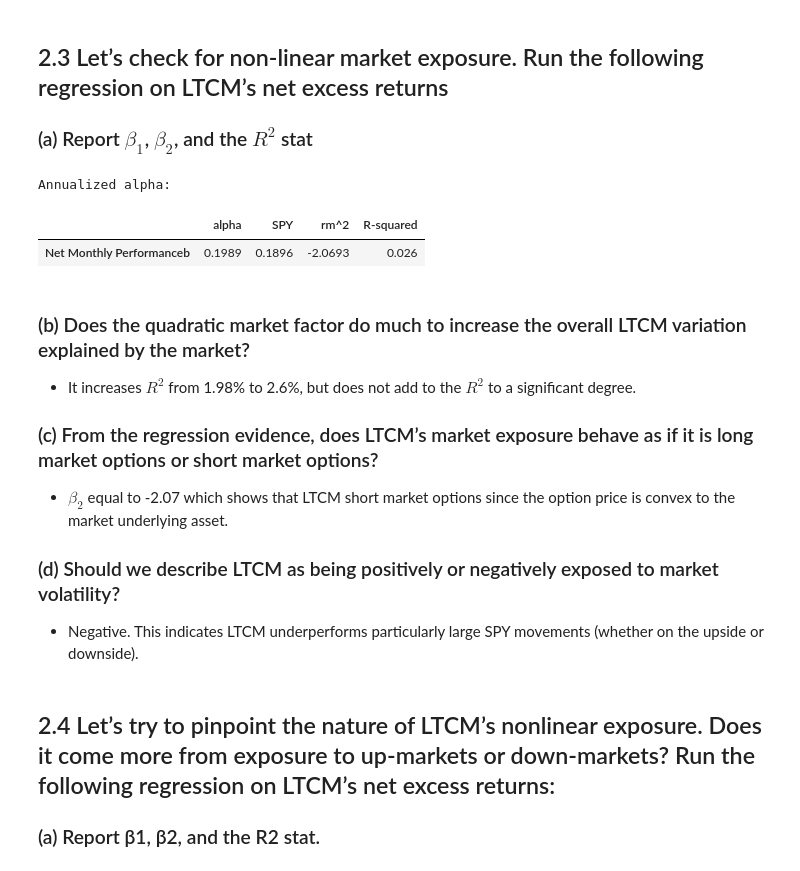
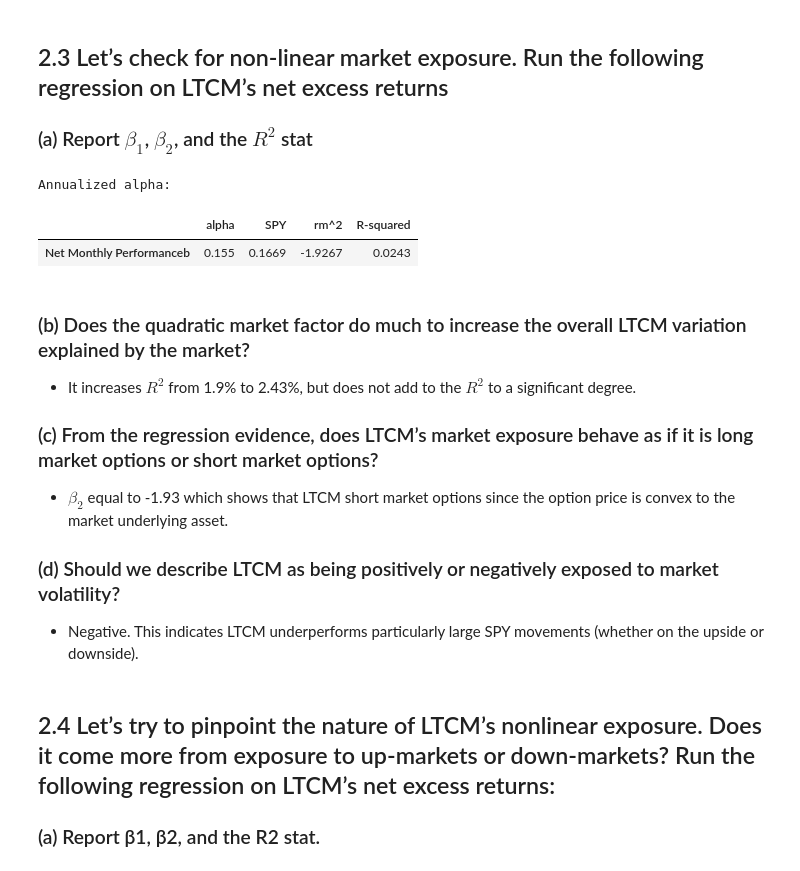
Before and after one commit to Zixin730/finm-portfolio-2022, a Jupyter notebook: homework/hw8.ipynb, the cells around one changed output. Cells and saved outputs as stored; diff of their text form; code cells hidden in the pictures.

```diff
--- a/homework/hw8.ipynb
+++ b/homework/hw8.ipynb
@@ -127,0 +121,6 @@ summary_stat(
+# %%
+ret = ret.resample('M').last()
+ret_all = ret[["Gross Monthly Performancea",
+                    "Net Monthly Performanceb"]].merge(SPY, left_index=True, right_index=True)
+ret_excess = ret_all.subtract(rf['US3M'], axis=0).dropna()
+ret_excess.head()
@@ -189,23 +173,23 @@ Annualized alpha:
 ## 2.3 Let’s check for non-linear market exposure. Run the following regression on LTCM’s net excess returns
 ### (a) Report $\beta_1$, $\beta_2$, and the $R^2$ stat
 # %%
-ret_all["rm^2"] = np.square(ret_all["SPY"])
+ret_excess["rm^2"] = np.square(ret_excess["SPY"])
 # %%
 print("Annualized alpha: ")
-get_capm_matrics(ret_all[["Net Monthly Performanceb"]], ret_all[[
+get_capm_matrics(ret_excess[["Net Monthly Performanceb"]], ret_excess[[
                  "SPY", "rm^2"]], add_constant=True, annualize_factor=12)
 # %% [output]
 Annualized alpha:
 |  | alpha | SPY | rm^2 | R-squared |
-| Net Monthly Performanceb | 0.1989 | 0.1896 | -2.0693 | 0.026 |
+| Net Monthly Performanceb | 0.155 | 0.1669 | -1.9267 | 0.0243 |
 # %% [markdown]
 ### (b) Does the quadratic market factor do much to increase the overall LTCM variation explained by the market?
 
-- It increases $R^2$ from 1.98% to 2.6%, but does not add to the $R^2$ to a significant degree.
+- It increases $R^2$ from 1.9% to 2.43%, but does not add to the $R^2$ to a significant degree.
 
 ### (c) From the regression evidence, does LTCM’s market exposure behave as if it is long market options or short market options?
 
-- $\beta_2$ equal to -2.07 which shows that LTCM short market options since the option price is convex to the market underlying asset.
+- $\beta_2$ equal to -1.93 which shows that LTCM short market options since the option price is convex to the market underlying asset.
 
 ### (d) Should we describe LTCM as being positively or negatively exposed to market volatility?
 
```
Also changed, not shown: parts of 11 cells of this notebook.
